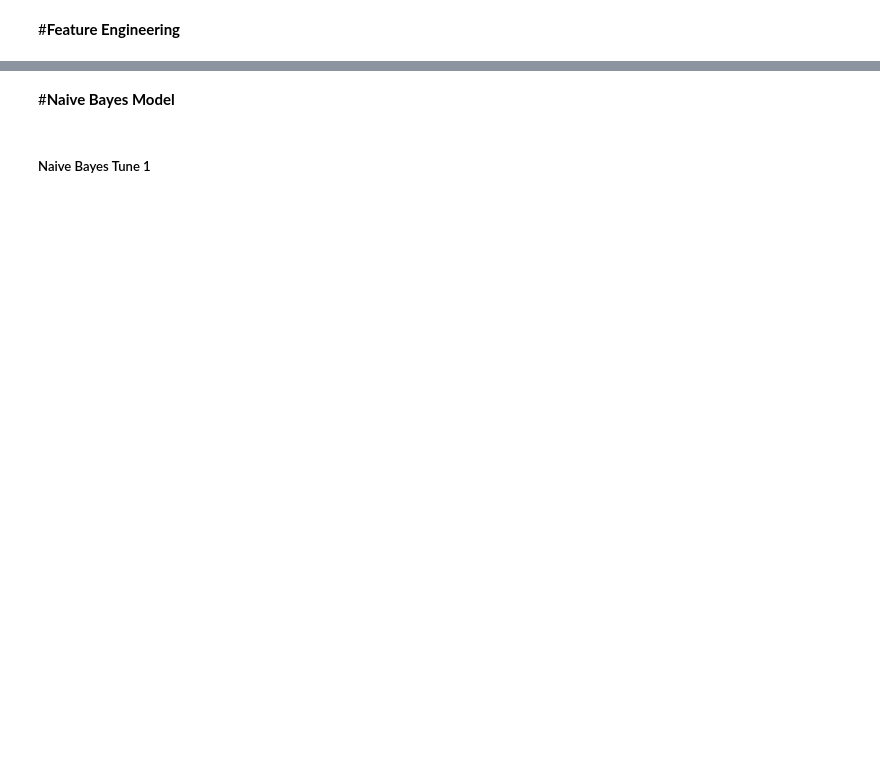
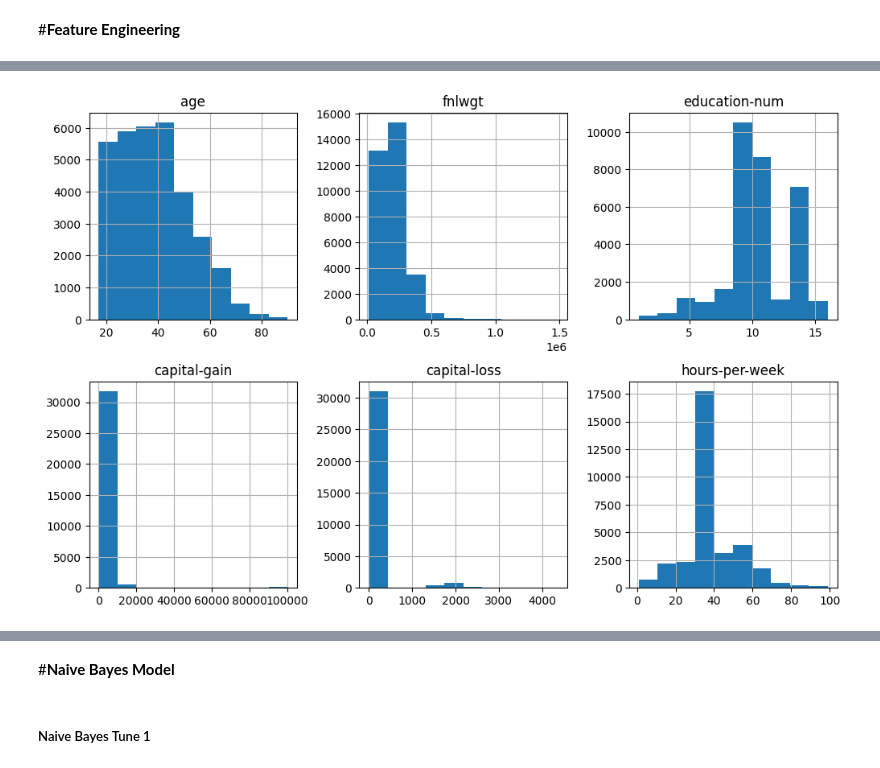
Before and after one commit to Manith-Ratnayake/UCI_machine_learning, a Jupyter notebook: Machine_Learning.ipynb, the cells around one changed output, grey strips where cells are left out. Saved outputs shown, nothing was run; the diff lists cells and outputs as text; code cells hidden in the pictures; blank space fills up the shorter version.

```diff
--- a/Machine_Learning.ipynb
+++ b/Machine_Learning.ipynb
@@ -315,0 +306,4 @@ adult_data.income = adult_data.income.replace('>50K', 1)
+# %%
+adult_data.hist(figsize=(12,12), layout=(3,3), sharex=False);
+# %% [output]
+[figure, added]
```
Also changed, not shown: parts of 32 cells of this notebook.
